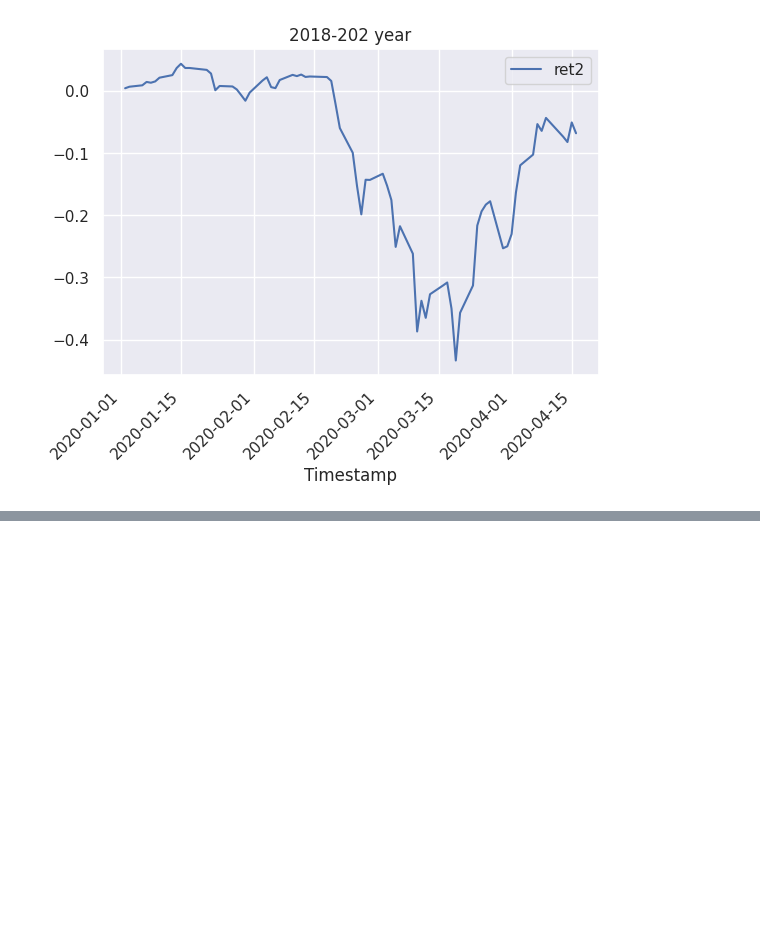
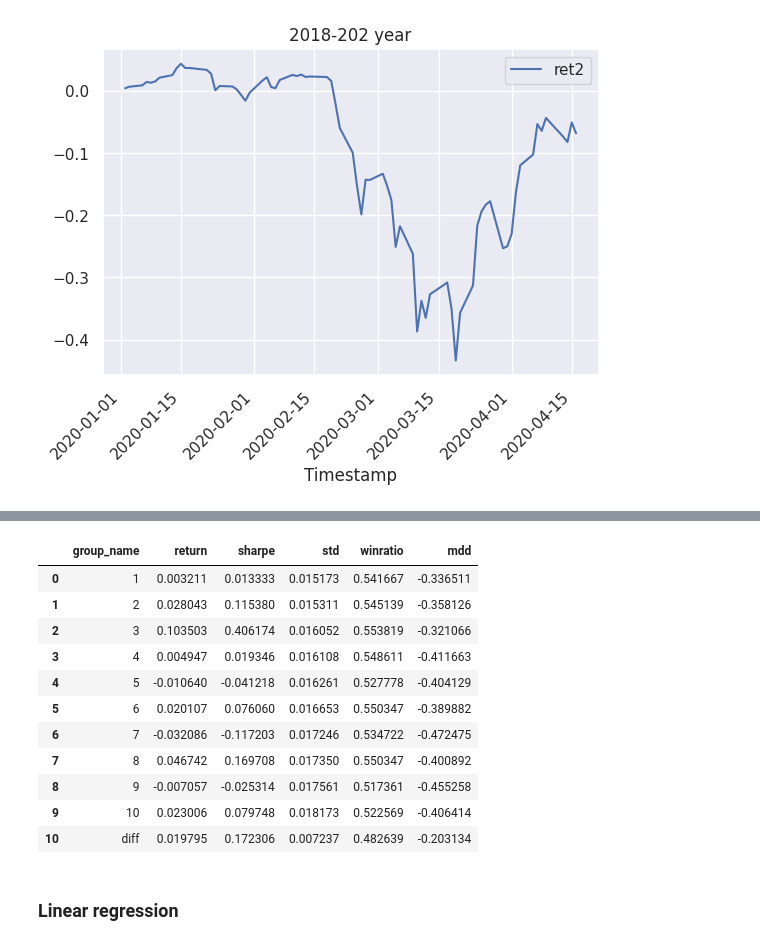
Before and after one commit to Jy447/alpha, a Jupyter notebook: US stock_alpha_SDG.ipynb, the cells around one changed output, grey strips where cells are left out. Cells and saved outputs as stored; diff of their text form; code cells hidden in the pictures; blank space fills up the shorter version.

```diff
--- a/US stock_alpha_SDG.ipynb
+++ b/US stock_alpha_SDG.ipynb
@@ -1511,0 +1640,52 @@ ret_pd1 = pd.DataFrame(tmp.groupby('Timestamp').ret2.mean() - 1.0005)
+# %%
+ret_PD = (test.groupby(['factor_rank_bin', 'Timestamp']).ret1_x.mean()-1.00).unstack().T
+
+if ret_PD[1].mean()>ret_PD[10].mean():
+    ret_PD['diff'] = ret_PD[1] - ret_PD[10]
+else:
+    ret_PD['diff'] = ret_PD[10] - ret_PD[1]
+# %%
+
+def max_dd(returns):
+    """Assumes returns is a pandas Series"""
+    r = returns.cumsum()+1
+    dd = r.div(r.cummax()).sub(1)
+    mdd = dd.min()
+    end = returns.index[dd.argmin()]
+    start = returns.index[r.loc[:end].argmax()]
+    return mdd, start, end
+
+
+
+
+
+def calc_pfmc(ret_PD):
+    performance = []
+    for i in [1,2,3,4,5,6,7,8,9,10,'diff']:
+        returnlist = ret_PD[i]
+        ret_year = (returnlist.mean()-0)*252
+        ret_sharpe = (returnlist.mean()-0)/returnlist.std()*(252**0.5)
+        max_draw, start, end = max_dd(returnlist)
+        winratio = (returnlist>0).sum()/len(returnlist)
+        std = returnlist.std()
+        performance.append([i,ret_year,ret_sharpe,std,winratio,max_draw])
+    performance = pd.DataFrame(performance,columns = ['group_name','return','sharpe',\
+                    'std','winratio','mdd'])
+    return performance
+
+calc_pfmc(ret_PD)
+# %% [output]
+|  | group_name | return | sharpe | std | winratio | mdd |
+| 0 | 1 | 0.003211 | 0.013333 | 0.015173 | 0.541667 | -0.336511 |
+| 1 | 2 | 0.028043 | 0.115380 | 0.015311 | 0.545139 | -0.358126 |
+| 2 | 3 | 0.103503 | 0.406174 | 0.016052 | 0.553819 | -0.321066 |
+| 3 | 4 | 0.004947 | 0.019346 | 0.016108 | 0.548611 | -0.411663 |
+| 4 | 5 | -0.010640 | -0.041218 | 0.016261 | 0.527778 | -0.404129 |
+| 5 | 6 | 0.020107 | 0.076060 | 0.016653 | 0.550347 | -0.389882 |
+| 6 | 7 | -0.032086 | -0.117203 | 0.017246 | 0.534722 | -0.472475 |
+| 7 | 8 | 0.046742 | 0.169708 | 0.017350 | 0.550347 | -0.400892 |
+| 8 | 9 | -0.007057 | -0.025314 | 0.017561 | 0.517361 | -0.455258 |
+| 9 | 10 | 0.023006 | 0.079748 | 0.018173 | 0.522569 | -0.406414 |
+| 10 | diff | 0.019795 | 0.172306 | 0.007237 | 0.482639 | -0.203134 |
+# %% [markdown]
+### Linear regression
```
Also changed, not shown: parts of 25 cells of this notebook.
